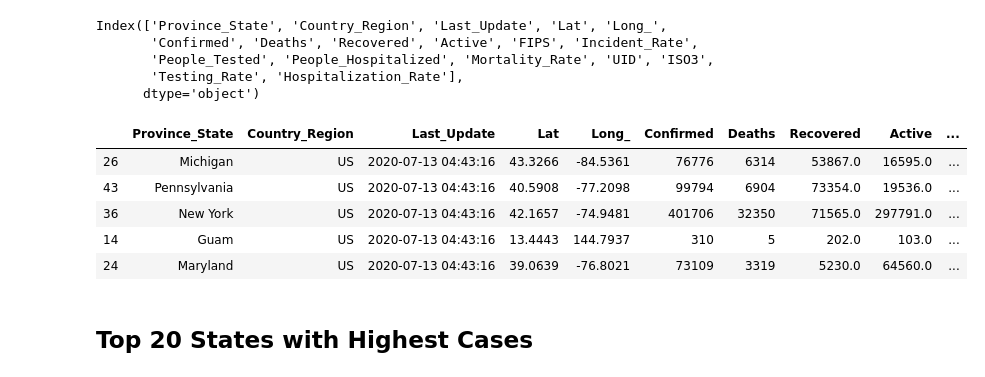
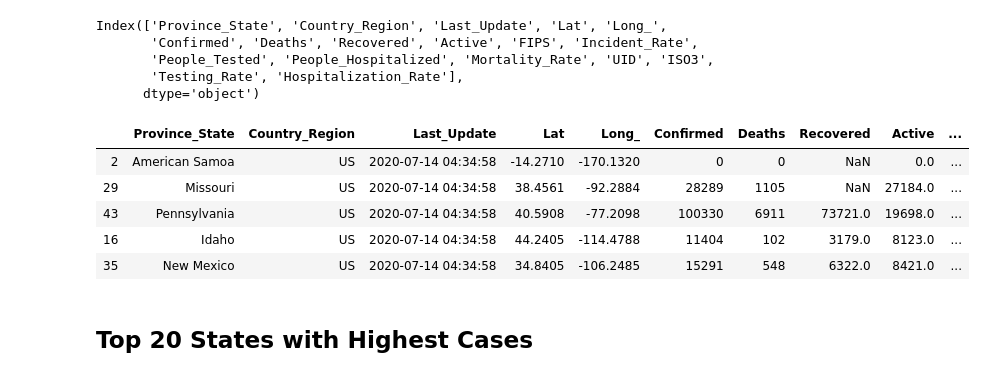
Before and after one commit to zhangym1256/COVID19, a Jupyter notebook: Top20_States.ipynb, the cells around one changed output. Saved outputs shown, nothing was run; the diff lists cells and outputs as text; code cells hidden in the pictures.

```diff
--- a/Top20_States.ipynb
+++ b/Top20_States.ipynb
@@ -10,5 +10,5 @@ import matplotlib.dates as mdates
 import warnings
 warnings.filterwarnings('ignore')
 # %%
-July12 = pd.read_csv('files/07-12-2020.csv')
+data = pd.read_csv('files/daily_report.csv')
 # %%
@@ -20,14 +20,14 @@ Index(['Province_State', 'Country_Region', 'Last_Update', 'Lat', 'Long_',
        'Testing_Rate', 'Hospitalization_Rate'],
       dtype='object')
 # %%
-July12.sample(5)
+data.sample(5)
 # %% [output]
 |  | Province_State | Country_Region | Last_Update | Lat | Long_ | Confirmed | Deaths | Recovered | Active | ... |
-| 26 | Michigan | US | 2020-07-13 04:43:16 | 43.3266 | -84.5361 | 76776 | 6314 | 53867.0 | 16595.0 | ... |
-| 43 | Pennsylvania | US | 2020-07-13 04:43:16 | 40.5908 | -77.2098 | 99794 | 6904 | 73354.0 | 19536.0 | ... |
-| 36 | New York | US | 2020-07-13 04:43:16 | 42.1657 | -74.9481 | 401706 | 32350 | 71565.0 | 297791.0 | ... |
-| 14 | Guam | US | 2020-07-13 04:43:16 | 13.4443 | 144.7937 | 310 | 5 | 202.0 | 103.0 | ... |
-| 24 | Maryland | US | 2020-07-13 04:43:16 | 39.0639 | -76.8021 | 73109 | 3319 | 5230.0 | 64560.0 | ... |
+| 2 | American Samoa | US | 2020-07-14 04:34:58 | -14.2710 | -170.1320 | 0 | 0 | NaN | 0.0 | ... |
+| 29 | Missouri | US | 2020-07-14 04:34:58 | 38.4561 | -92.2884 | 28289 | 1105 | NaN | 27184.0 | ... |
+| 43 | Pennsylvania | US | 2020-07-14 04:34:58 | 40.5908 | -77.2098 | 100330 | 6911 | 73721.0 | 19698.0 | ... |
+| 16 | Idaho | US | 2020-07-14 04:34:58 | 44.2405 | -114.4788 | 11404 | 102 | 3179.0 | 8123.0 | ... |
+| 35 | New Mexico | US | 2020-07-14 04:34:58 | 34.8405 | -106.2485 | 15291 | 548 | 6322.0 | 8421.0 | ... |
 # %% [markdown]
 ## Top 20 States with Highest Cases
 # %%
```
Also changed, not shown: parts of 7 cells of this notebook.
